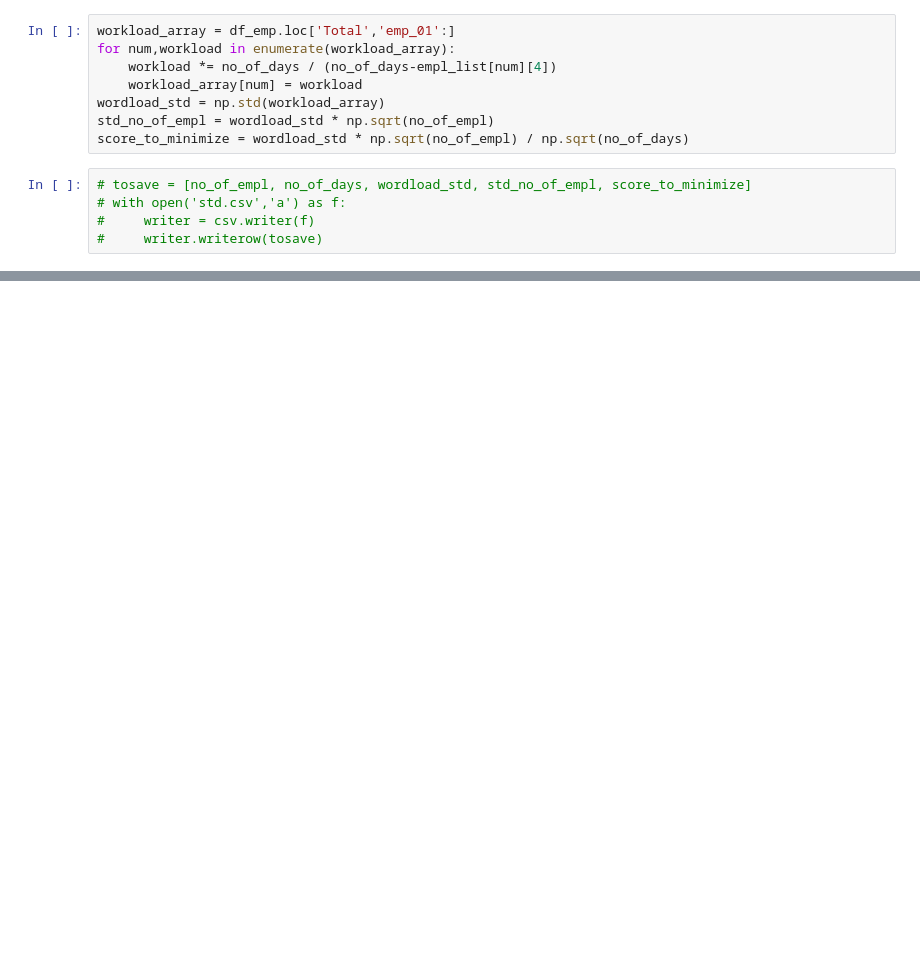
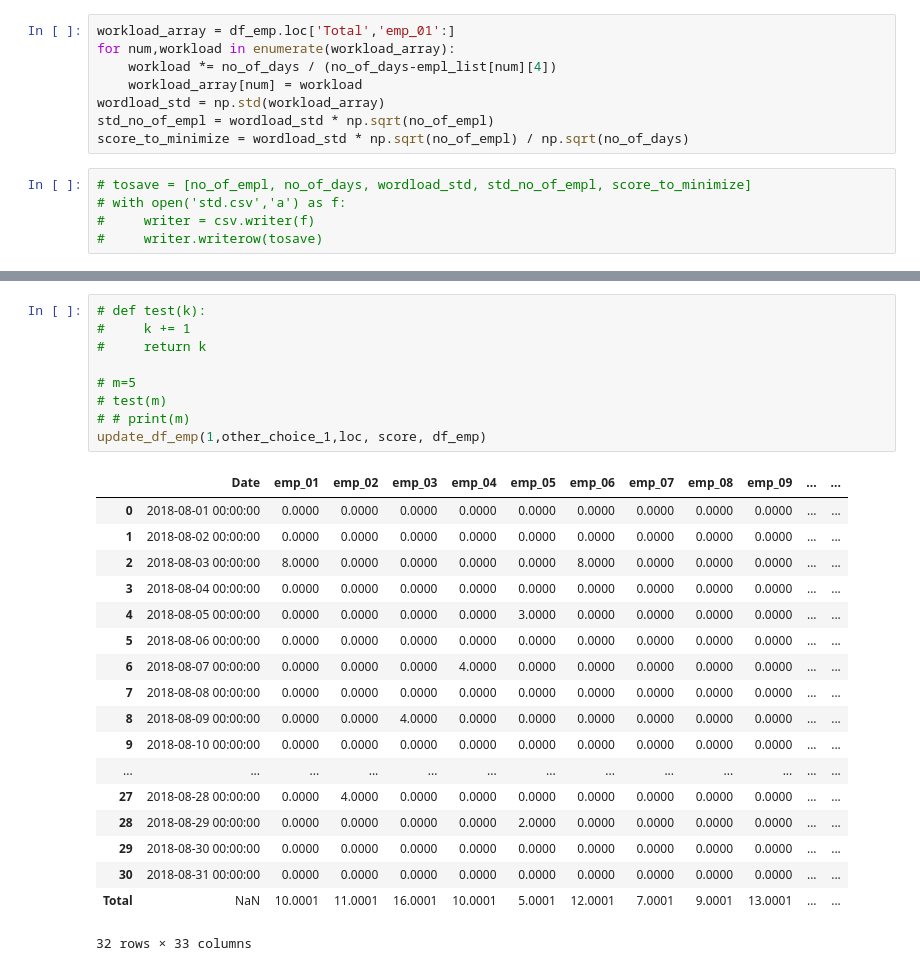
Before and after one commit to suhail511/employee-schedule, a Jupyter notebook: create_random_table.ipynb, the cells around one changed output, grey strips where cells are left out. Cells and saved outputs as stored; diff of their text form; blank space fills up the shorter version.

```diff
--- a/create_random_table.ipynb
+++ b/create_random_table.ipynb
@@ -299,0 +321,28 @@ score_to_minimize
+# %%
+# def test(k):
+#     k += 1
+#     return k
+
+# m=5
+# test(m)
+# # print(m)
+update_df_emp(1,other_choice_1,loc, score, df_emp)
+# %% [output]
+|  | Date | emp_01 | emp_02 | emp_03 | emp_04 | emp_05 | emp_06 | emp_07 | emp_08 | emp_09 | ... | ... |
+| 0 | 2018-08-01 00:00:00 | 0.0000 | 0.0000 | 0.0000 | 0.0000 | 0.0000 | 0.0000 | 0.0000 | 0.0000 | 0.0000 | ... | ... |
+| 1 | 2018-08-02 00:00:00 | 0.0000 | 0.0000 | 0.0000 | 0.0000 | 0.0000 | 0.0000 | 0.0000 | 0.0000 | 0.0000 | ... | ... |
+| 2 | 2018-08-03 00:00:00 | 8.0000 | 0.0000 | 0.0000 | 0.0000 | 0.0000 | 8.0000 | 0.0000 | 0.0000 | 0.0000 | ... | ... |
+| 3 | 2018-08-04 00:00:00 | 0.0000 | 0.0000 | 0.0000 | 0.0000 | 0.0000 | 0.0000 | 0.0000 | 0.0000 | 0.0000 | ... | ... |
+| 4 | 2018-08-05 00:00:00 | 0.0000 | 0.0000 | 0.0000 | 0.0000 | 3.0000 | 0.0000 | 0.0000 | 0.0000 | 0.0000 | ... | ... |
+| 5 | 2018-08-06 00:00:00 | 0.0000 | 0.0000 | 0.0000 | 0.0000 | 0.0000 | 0.0000 | 0.0000 | 0.0000 | 0.0000 | ... | ... |
+| 6 | 2018-08-07 00:00:00 | 0.0000 | 0.0000 | 0.0000 | 4.0000 | 0.0000 | 0.0000 | 0.0000 | 0.0000 | 0.0000 | ... | ... |
+| 7 | 2018-08-08 00:00:00 | 0.0000 | 0.0000 | 0.0000 | 0.0000 | 0.0000 | 0.0000 | 0.0000 | 0.0000 | 0.0000 | ... | ... |
+| 8 | 2018-08-09 00:00:00 | 0.0000 | 0.0000 | 4.0000 | 0.0000 | 0.0000 | 0.0000 | 0.0000 | 0.0000 | 0.0000 | ... | ... |
+| 9 | 2018-08-10 00:00:00 | 0.0000 | 0.0000 | 0.0000 | 0.0000 | 0.0000 | 0.0000 | 0.0000 | 0.0000 | 0.0000 | ... | ... |
+| ... | ... | ... | ... | ... | ... | ... | ... | ... | ... | ... | ... | ... |
+| 27 | 2018-08-28 00:00:00 | 0.0000 | 4.0000 | 0.0000 | 0.0000 | 0.0000 | 0.0000 | 0.0000 | 0.0000 | 0.0000 | ... | ... |
+| 28 | 2018-08-29 00:00:00 | 0.0000 | 0.0000 | 0.0000 | 0.0000 | 2.0000 | 0.0000 | 0.0000 | 0.0000 | 0.0000 | ... | ... |
+| 29 | 2018-08-30 00:00:00 | 0.0000 | 0.0000 | 0.0000 | 0.0000 | 0.0000 | 0.0000 | 0.0000 | 0.0000 | 0.0000 | ... | ... |
+| 30 | 2018-08-31 00:00:00 | 0.0000 | 0.0000 | 0.0000 | 0.0000 | 0.0000 | 0.0000 | 0.0000 | 0.0000 | 0.0000 | ... | ... |
+| Total | NaN | 10.0001 | 11.0001 | 16.0001 | 10.0001 | 5.0001 | 12.0001 | 7.0001 | 9.0001 | 13.0001 | ... | ... |
+32 rows × 33 columns
```
Also changed, not shown: parts of 6 cells of this notebook, 3 other files.
